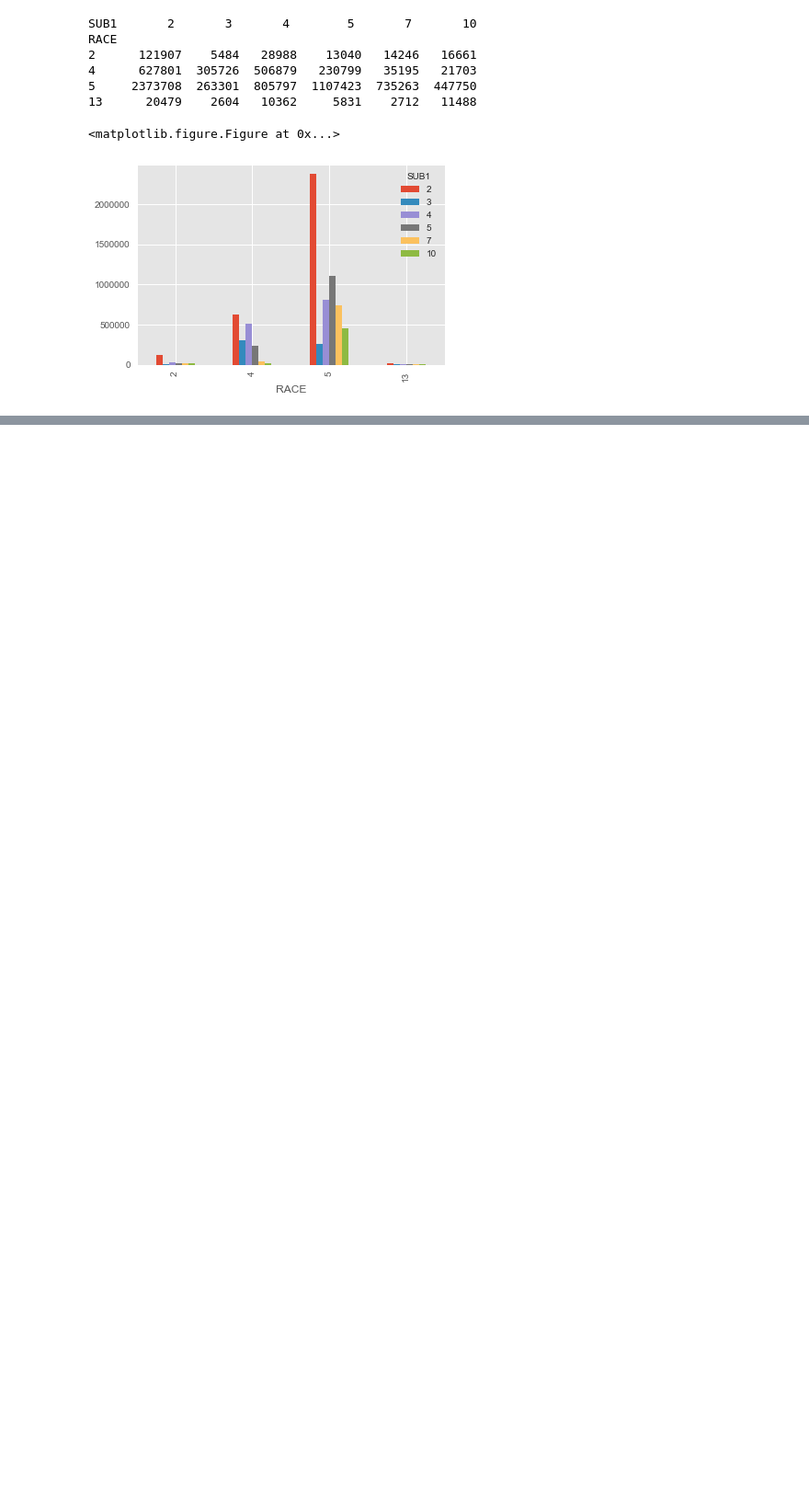
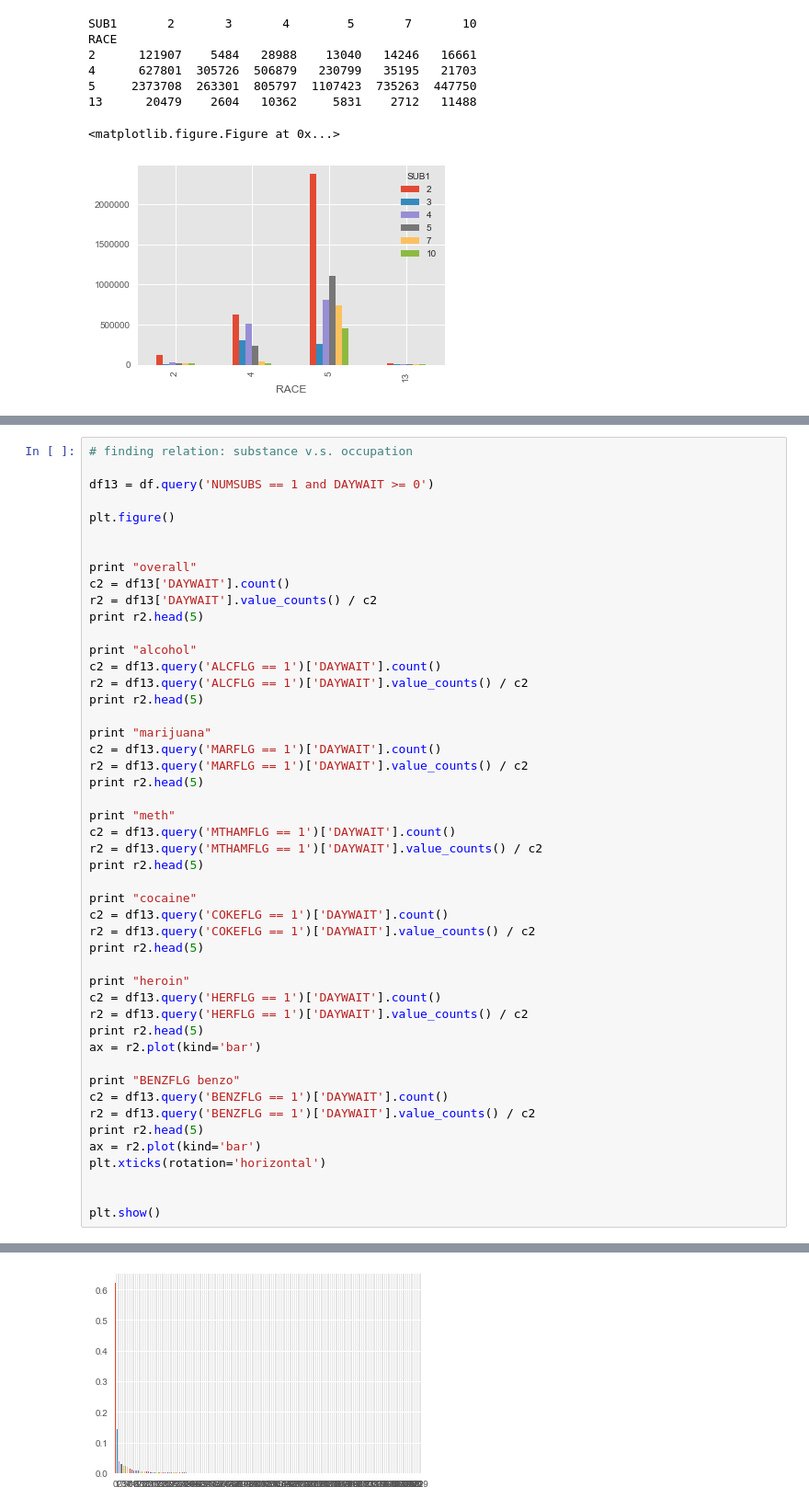
Before and after one commit to rve/DM-Lab, a Jupyter notebook: week5/analysis.ipynb, the cells around one changed output, grey strips where cells are left out. Shown at 92% size. Cells and saved outputs as stored; diff of their text form; blank space fills up the shorter version.

```diff
--- a/week5/week5_analysis.ipynb
+++ b/week5/analysis.ipynb
@@ -268,0 +394,49 @@ RACE
+# %%
+# finding relation: substance v.s. occupation
+
+df13 = df.query('NUMSUBS == 1 and DAYWAIT >= 0')
+
+plt.figure()
+
+
+print "overall"
+c2 = df13['DAYWAIT'].count()
+r2 = df13['DAYWAIT'].value_counts() / c2
+print r2.head(5)
+
+print "alcohol"
+c2 = df13.query('ALCFLG == 1')['DAYWAIT'].count()
+r2 = df13.query('ALCFLG == 1')['DAYWAIT'].value_counts() / c2
+print r2.head(5)
+
+print "marijuana"
+c2 = df13.query('MARFLG == 1')['DAYWAIT'].count()
+r2 = df13.query('MARFLG == 1')['DAYWAIT'].value_counts() / c2
+print r2.head(5)
+
+print "meth"
+c2 = df13.query('MTHAMFLG == 1')['DAYWAIT'].count()
+r2 = df13.query('MTHAMFLG == 1')['DAYWAIT'].value_counts() / c2
+print r2.head(5)
+
+print "cocaine"
+c2 = df13.query('COKEFLG == 1')['DAYWAIT'].count()
+r2 = df13.query('COKEFLG == 1')['DAYWAIT'].value_counts() / c2
+print r2.head(5)
+
+print "heroin"
+c2 = df13.query('HERFLG == 1')['DAYWAIT'].count()
+r2 = df13.query('HERFLG == 1')['DAYWAIT'].value_counts() / c2
+print r2.head(5)
+ax = r2.plot(kind='bar')
+
+print "BENZFLG benzo"
+c2 = df13.query('BENZFLG == 1')['DAYWAIT'].count()
+r2 = df13.query('BENZFLG == 1')['DAYWAIT'].value_counts() / c2
+print r2.head(5)
+ax = r2.plot(kind='bar')
+plt.xticks(rotation='horizontal')
+
+
+plt.show()
+# %% [output]
@@ -268,0 +460 @@ RACE
+[figure, added]
```
Also changed, not shown: parts of 4 cells of this notebook.
